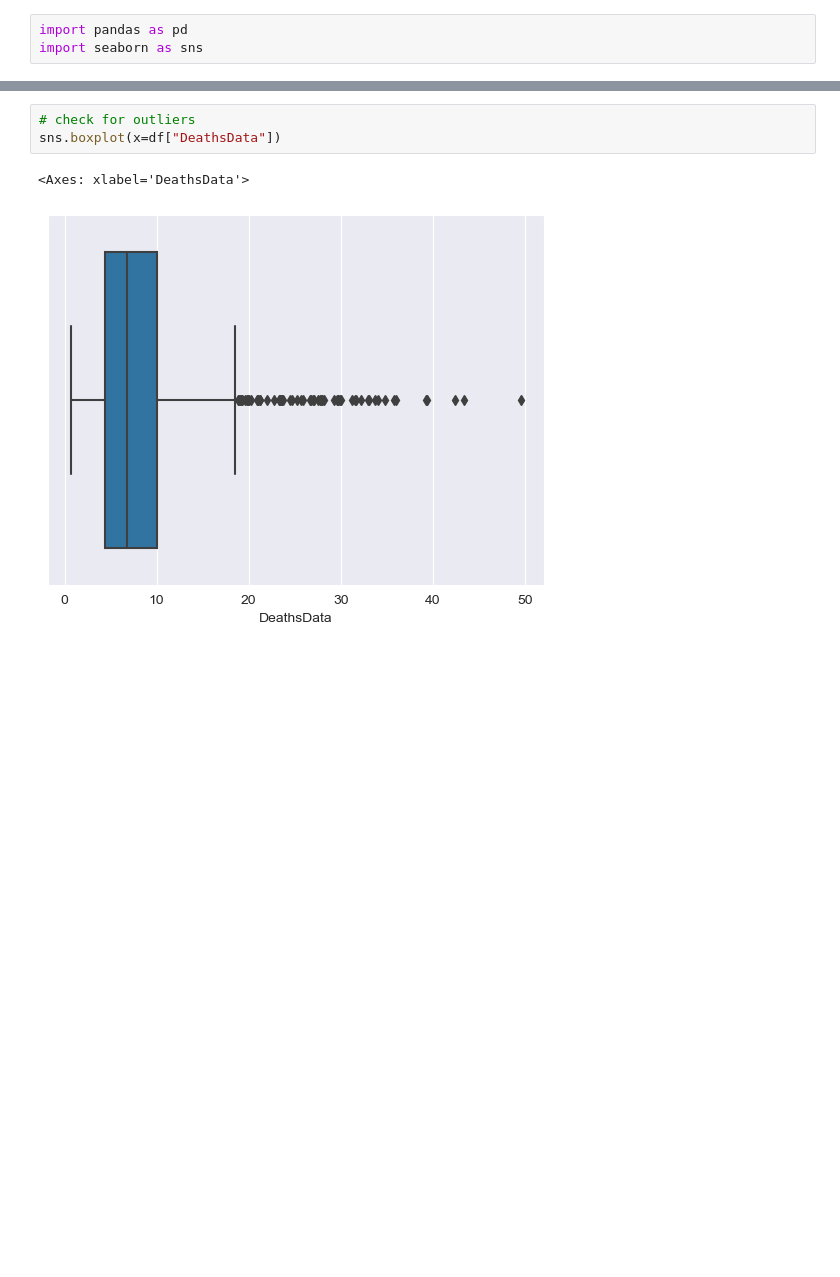
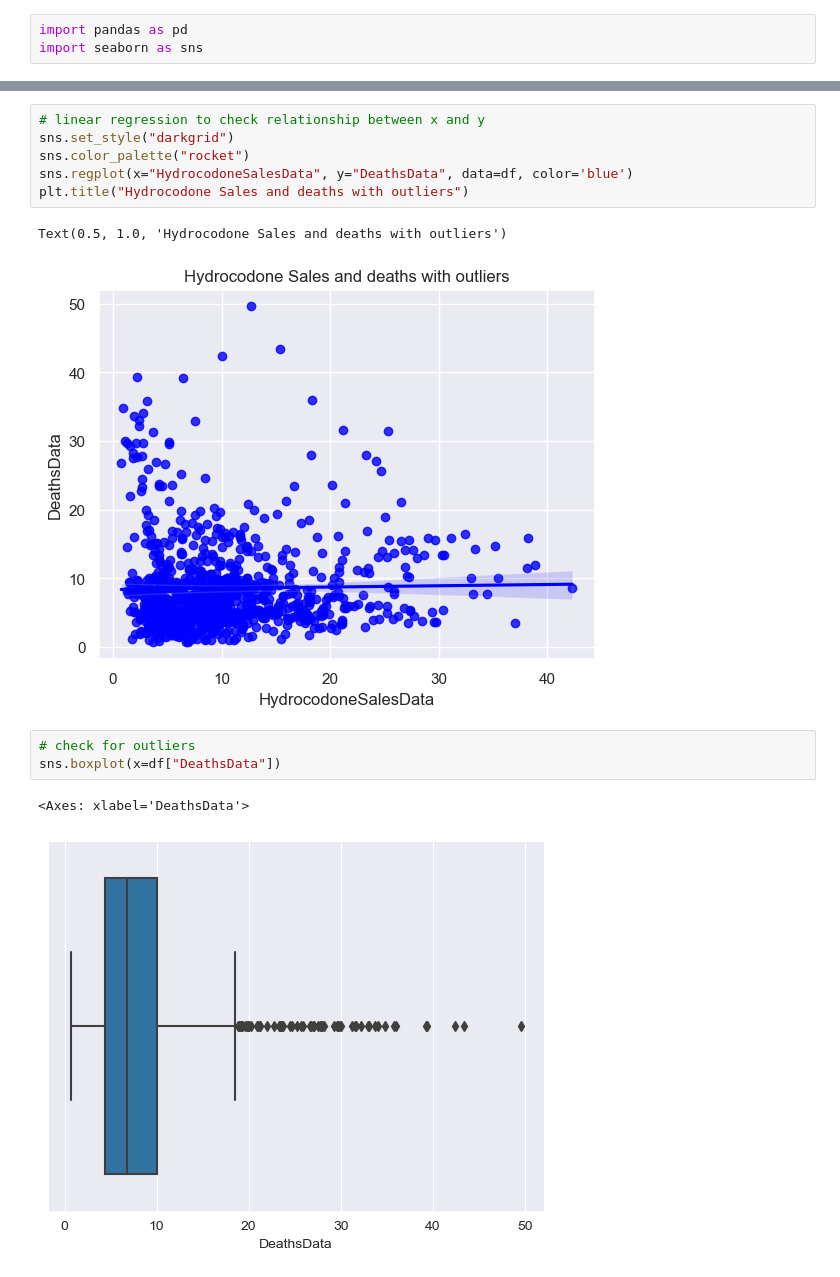
Before and after one commit to searanch/opiods-deaths-sales, a Jupyter notebook: RelationshipSalesDeaths.ipynb, the cells around one changed output, grey strips where cells are left out. Drawn from its saved outputs; the diff is of its cells as text; blank space fills up the shorter version.

```diff
--- a/RelationshipSalesDeaths.ipynb
+++ b/RelationshipSalesDeaths.ipynb
@@ -66,3 +23,12 @@ Text(0.5, 1.0, 'sales and deaths with outliers')
+# %%
+# linear regression to check relationship between x and y
+sns.set_style("darkgrid")
+sns.color_palette("rocket")
+sns.regplot(x="HydrocodoneSalesData", y="DeathsData", data=df, color='blue')
+plt.title("Hydrocodone Sales and deaths with outliers")
+# %% [output]
+Text(0.5, 1.0, 'Hydrocodone Sales and deaths with outliers')
+[figure, added]
 # %%
 # check for outliers
 sns.boxplot(x=df["DeathsData"])
```
Also changed, not shown: parts of 11 cells of this notebook.
